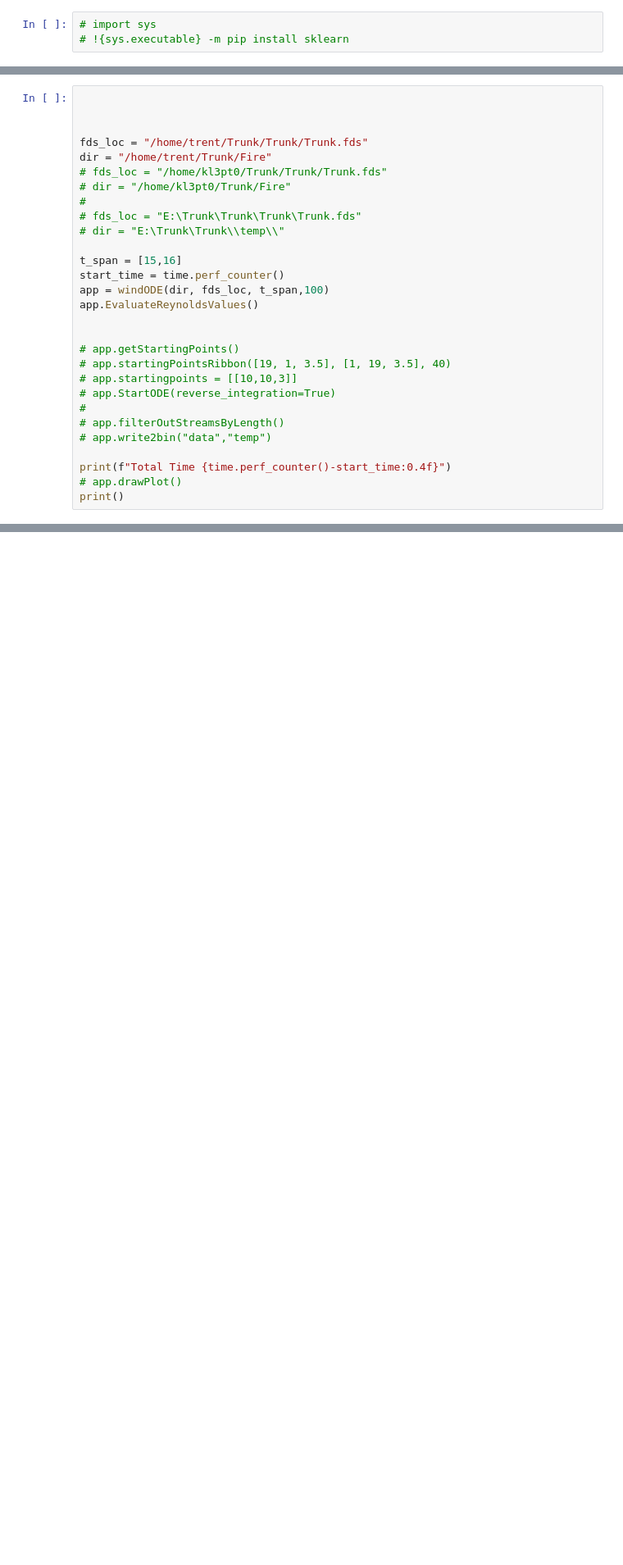
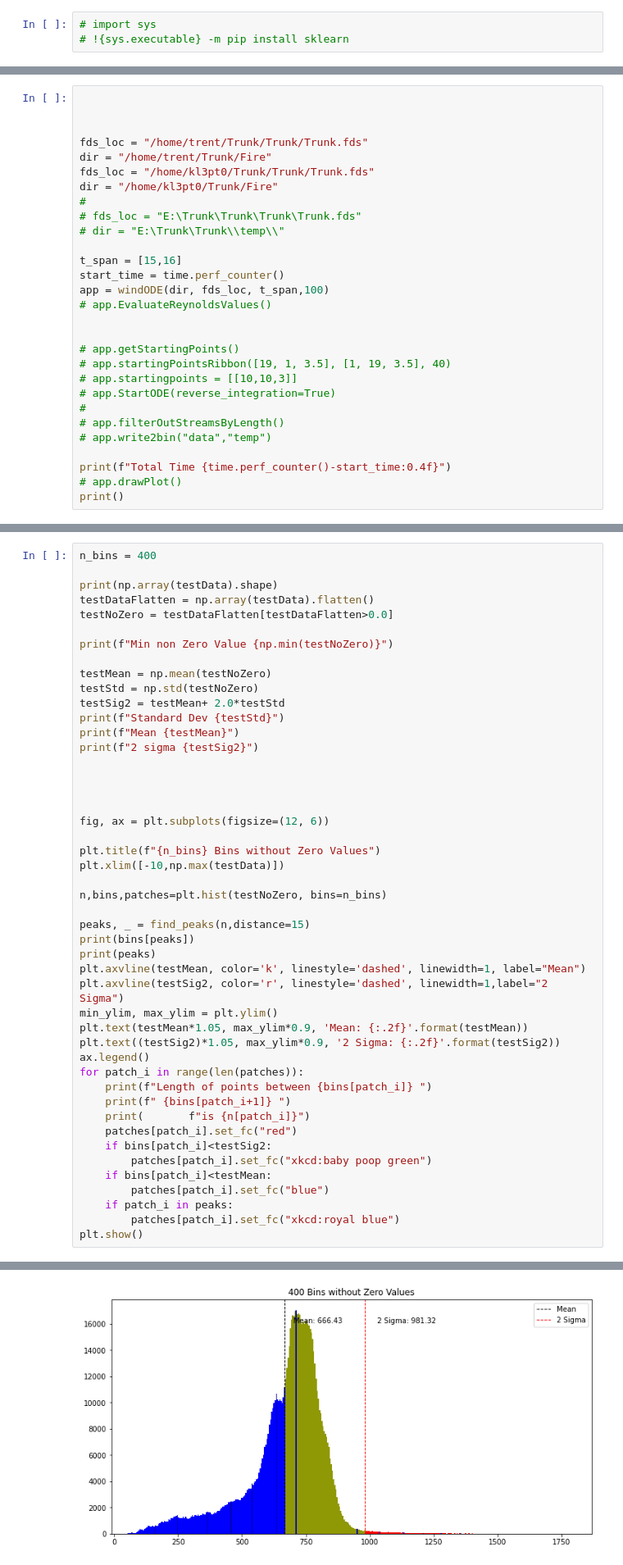
Before and after one commit to tjschweitzer/FDS2PreUnity, a Jupyter notebook: windODENotebook.ipynb, the cells around one changed output, grey strips where cells are left out. Shown at 82% size. Drawn from its saved outputs; the diff is of its cells as text; blank space fills up the shorter version.

Commit message:
Peak adjustment

```diff
--- a/windODENotebook.ipynb
+++ b/windODENotebook.ipynb
@@ -546,8 +546,8 @@ class windODE:
 
 fds_loc = "/home/trent/Trunk/Trunk/Trunk.fds"
 dir = "/home/trent/Trunk/Fire"
-# fds_loc = "/home/kl3pt0/Trunk/Trunk/Trunk.fds"
-# dir = "/home/kl3pt0/Trunk/Fire"
+fds_loc = "/home/kl3pt0/Trunk/Trunk/Trunk.fds"
+dir = "/home/kl3pt0/Trunk/Fire"
 #
 # fds_loc = "E:\Trunk\Trunk\Trunk\Trunk.fds"
 # dir = "E:\Trunk\Trunk\\temp\\"
@@ -555,7 +555,7 @@ dir = "/home/trent/Trunk/Fire"
 t_span = [15,16]
 start_time = time.perf_counter()
 app = windODE(dir, fds_loc, t_span,100)
-app.EvaluateReynoldsValues()
+# app.EvaluateReynoldsValues()
 
 
 # app.getStartingPoints()
@@ -698,0 +606,48 @@ Mean 666.4256167810765
+# %%
+n_bins = 400
+
+print(np.array(testData).shape)
+testDataFlatten = np.array(testData).flatten()
+testNoZero = testDataFlatten[testDataFlatten>0.0]
+
+print(f"Min non Zero Value {np.min(testNoZero)}")
+
+testMean = np.mean(testNoZero)
+testStd = np.std(testNoZero)
+testSig2 = testMean+ 2.0*testStd
+print(f"Standard Dev {testStd}")
+print(f"Mean {testMean}")
+print(f"2 sigma {testSig2}")
+
+
+
+
+fig, ax = plt.subplots(figsize=(12, 6))
+
+plt.title(f"{n_bins} Bins without Zero Values")
+plt.xlim([-10,np.max(testData)])
+
+n,bins,patches=plt.hist(testNoZero, bins=n_bins)
+
+peaks, _ = find_peaks(n,distance=15)
+print(bins[peaks])
+print(peaks)
+plt.axvline(testMean, color='k', linestyle='dashed', linewidth=1, label="Mean")
+plt.axvline(testSig2, color='r', linestyle='dashed', linewidth=1,label="2 Sigma")
+min_ylim, max_ylim = plt.ylim()
+plt.text(testMean*1.05, max_ylim*0.9, 'Mean: {:.2f}'.format(testMean))
+plt.text((testSig2)*1.05, max_ylim*0.9, '2 Sigma: {:.2f}'.format(testSig2))
+ax.legend()
+for patch_i in range(len(patches)):
+    print(f"Length of points between {bins[patch_i]} ")
+    print(f" {bins[patch_i+1]} ")
+    print(       f"is {n[patch_i]}")
+    patches[patch_i].set_fc("red")
+    if bins[patch_i]<testSig2:
+        patches[patch_i].set_fc("xkcd:baby poop green")
+    if bins[patch_i]<testMean:
+        patches[patch_i].set_fc("blue")
+    if patch_i in peaks:
+        patches[patch_i].set_fc("xkcd:royal blue")
+plt.show()
+# %% [output]
@@ -699,3 +671,4 @@ Mean 666.4256167810765
+[figure, added]
 # %% [markdown]
 ### The Reynolds number is defined as
 
```
Also changed, not shown: parts of 4 cells of this notebook.
